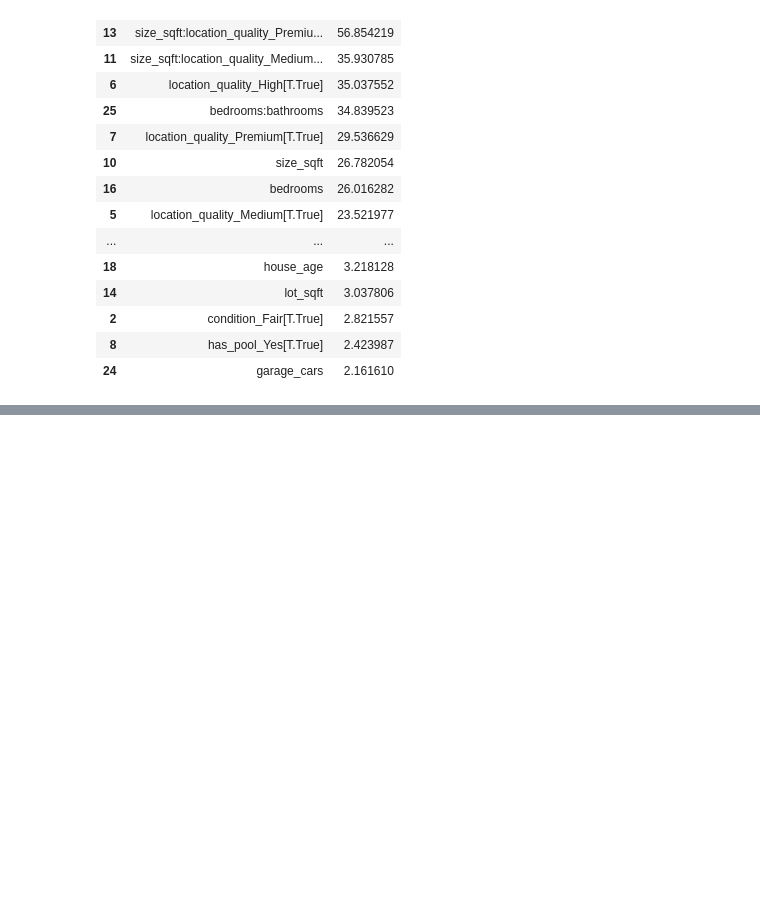
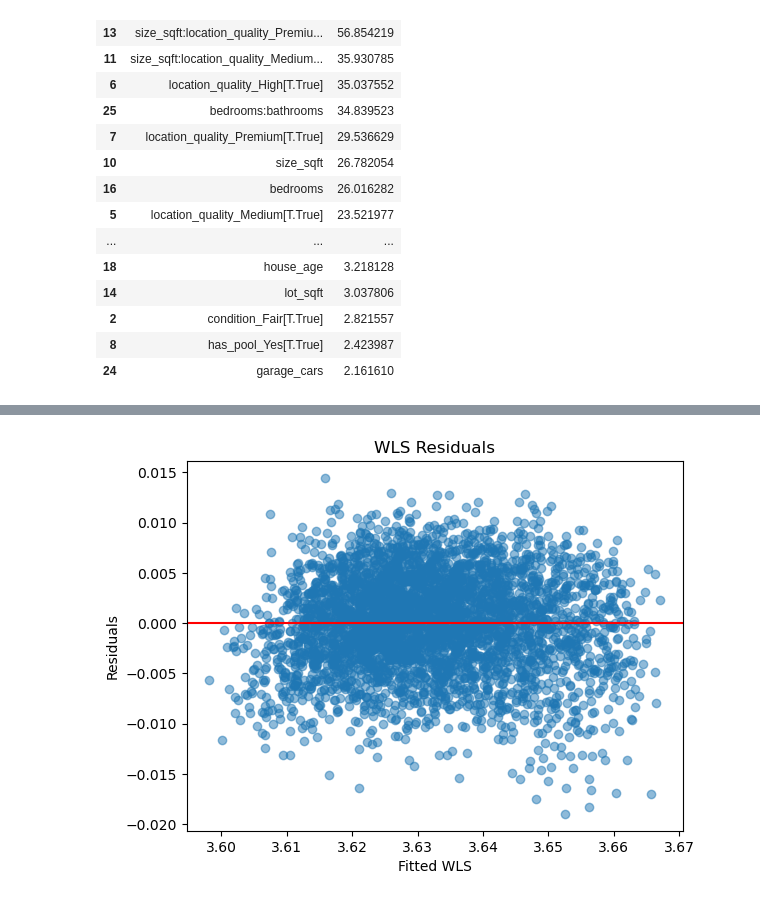
Before and after one commit to TheDataBlog/house-price-prediction, a Jupyter notebook: main.ipynb, the cells around one changed output, grey strips where cells are left out. Saved outputs shown, nothing was run; the diff lists cells and outputs as text; code cells hidden in the pictures; blank space fills up the shorter version.

```diff
--- a/main.ipynb
+++ b/main.ipynb
@@ -651,0 +996,14 @@ df_vif
+# %%
+import statsmodels.formula.api as smf
+
+
+# Assume your parsimonious formula strin
+# Fit OLS first
+
+
+# Compute weights: 1 / fitted^2
+weights = 1 / (fitted_mallow_c.fittedvalues ** 2)
+
+# Fit WLS
+wls_model = smf.wls(formula_mallow_c, data=df_dummy, weights=weights).fit()
+print(wls_model.summary())
@@ -651,0 +1038,10 @@ df_vif
+# %%
+plt.scatter(wls_model.fittedvalues, wls_model.resid, alpha=0.5)
+plt.axhline(0, color='red')
+plt.xlabel('Fitted WLS')
+plt.ylabel('Residuals')
+plt.title('WLS Residuals')
+plt.show()
+# Step 1: Fit OLS residuals
+# %% [output]
+[figure, added]
```
Also changed, not shown: parts of 29 cells of this notebook.
